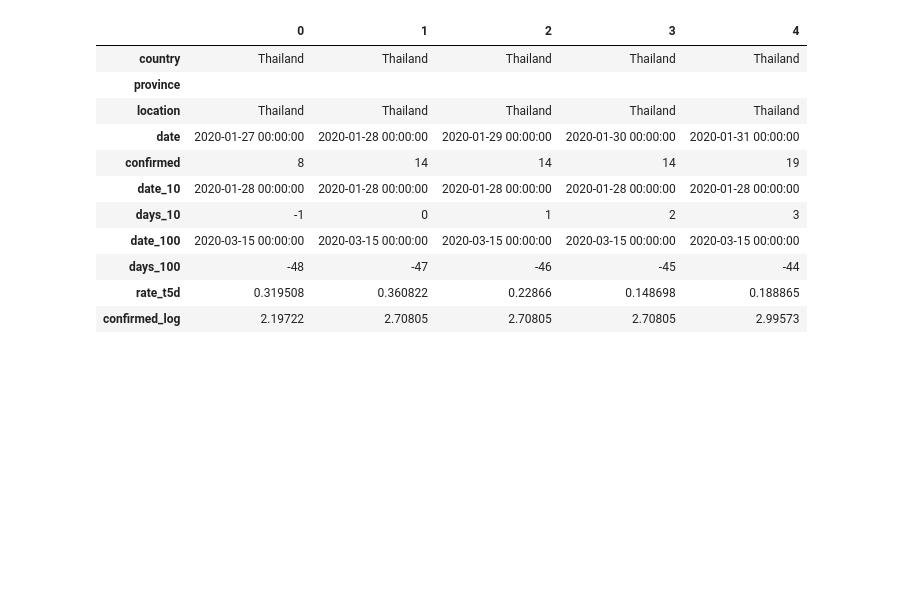
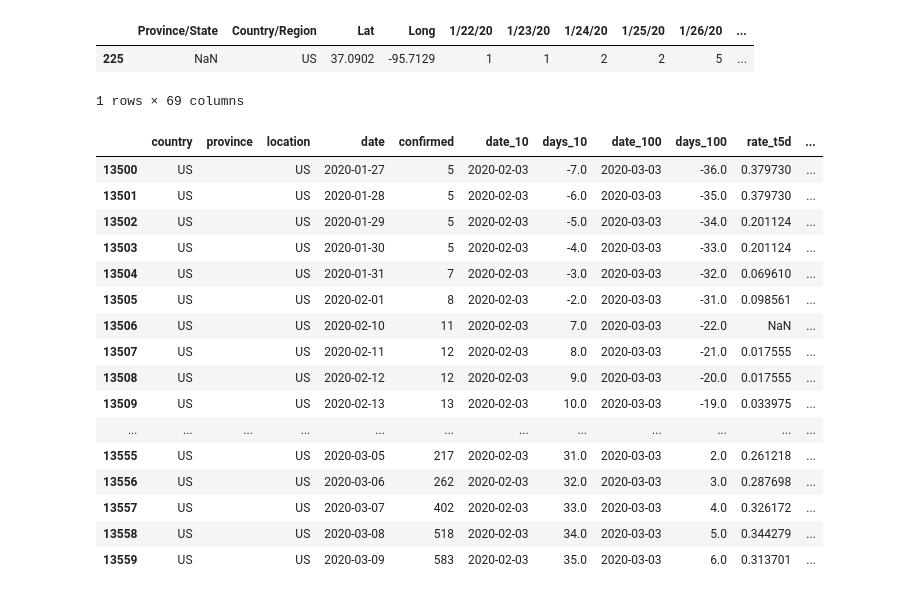
Before and after one commit to sandiegodata/covid19, a Jupyter notebook: jhu.edu-covid19/notebooks/ProcessTimeseries.ipynb, the cells around one changed output. Drawn from its saved outputs; the diff is of its cells as text; code cells hidden in the pictures; blank space fills up the shorter version.

```diff
--- a/jhu.edu-covid19/notebooks/ProcessTimeseries.ipynb
+++ b/jhu.edu-covid19/notebooks/ProcessTimeseries.ipynb
@@ -34,13 +34,19 @@ variety of sources.
 <ul><li> <strong><a href="https://raw.githubusercontent.com/CSSEGISandData/COVID-19/master/csse_covid_19_data/csse_covid_19_time_series/">ts_base_url</a></strong>. Base URL for time series data</li><l ...
 # %%
 conf_raw = pkg.reference('confirmed_ts_source').dataframe()
+# %%
+conf_raw[conf_raw['Country/Region'] == 'US']
+# %% [output]
+|  | Province/State | Country/Region | Lat | Long | 1/22/20 | 1/23/20 | 1/24/20 | 1/25/20 | 1/26/20 | ... |
+| 225 | NaN | US | 37.0902 | -95.7129 | 1 | 1 | 2 | 2 | 5 | ... |
+1 rows × 69 columns
 # %%
 def process(df, val_field_name):
     t = df.drop(columns=['Lat','Long']).rename(columns={'Country/Region': 'country', 'Province/State': 'province'}).fillna('')
 
     # The countries frame sums regions of a country into whole countries.
-    countries = t[(t.province != '') ].groupby('country').sum().reset_index()
-    countries['province'] = ''
+    countries = t[(t.province != '') | (t.province.isnull()) ].groupby('country').sum().reset_index()
+    countries['province'] = 'aggregate'
     t = pd.concat([t, countries], sort=True)
 
     # Create a location field that uses both the country and province
@@ -56,57 +62,63 @@ def process(df, val_field_name):
     # Find the date at which there are more than 10 cases.
 
     min_date = t[t[val_field_name] >= 10].groupby('location').date.min().to_frame().rename(columns={'date': 'date_10'})
-    t = t.merge(min_date, on='location')
+    t = t.merge(min_date, on='location', how='left')
     t['days_10'] = (t.date-t['date_10']).dt.days
 
     # Find the date at which there are more than 100 cases.
 
     min_date = t[t[val_field_name] >= 100].groupby('location').date.min().to_frame().rename(columns={'date': 'date_100'})
-    t = t.merge(min_date, on='location')
+    t = t.merge(min_date, on='location', how='left')
     t['days_100'] = (t.date-t['date_100']).dt.days
 
     # The min in this dataset for China is 548, not 100, so shift it by 6 days
     # to get it to align with other countries. It's a guess, but it looks good
     t = t.copy()
     t.loc[t.country == 'China', ['days_100']] = t.loc[t.country == 'China', 'days_100'] + 6
 
     t.loc[t.country == 'China', ['days_10']] = t.loc[t.country == 'China', 'days_10'] + 6
 
 
     # Link in values for each location from 5 days ago, to calculate short-run rates.
 
     t['date_m5'] = t.date-pd.Timedelta(days=5)
     t_past = t[['date', 'location', val_field_name]].copy().rename(columns={val_field_name:val_field_name+'_m5d', 'date':'date_m5'})
     t = t.merge(t_past, on=['date_m5', 'location'])
 
     tnz = t[ (t[val_field_name] != t[val_field_name+'_m5d']) & (t[val_field_name] !=0) & (t[val_field_name+'_m5d'] != 0) ]
     t['rate_t5d'] = np.exp((np.log(tnz[val_field_name])-np.log(tnz[val_field_name+'_m5d'])) / 5)-1
 
     # Check that the rate calculation is correct.
     assert (t[val_field_name+'_m5d'] * np.power(1+t.rate_t5d,5) - t[val_field_name]).abs().sum() < 1./1.0e8
 
 
     t.drop(columns=['date_m5', val_field_name+'_m5d' ], inplace = True)
 
     t[val_field_name+'_log'] = np.log(t[val_field_name]+1)
 
     return t
 
 confirmed_df = process(conf_raw, 'confirmed')
 confirmed_df.head().T
+confirmed_df[confirmed_df.country=='US']
 # %% [output]
-|  | 0 | 1 | 2 | 3 | 4 |
-| country | Thailand | Thailand | Thailand | Thailand | Thailand |
-| province |  |  |  |  |  |
-| location | Thailand | Thailand | Thailand | Thailand | Thailand |
-| date | 2020-01-27 00:00:00 | 2020-01-28 00:00:00 | 2020-01-29 00:00:00 | 2020-01-30 00:00:00 | 2020-01-31 00:00:00 |
-| confirmed | 8 | 14 | 14 | 14 | 19 |
-| date_10 | 2020-01-28 00:00:00 | 2020-01-28 00:00:00 | 2020-01-28 00:00:00 | 2020-01-28 00:00:00 | 2020-01-28 00:00:00 |
-| days_10 | -1 | 0 | 1 | 2 | 3 |
-| date_100 | 2020-03-15 00:00:00 | 2020-03-15 00:00:00 | 2020-03-15 00:00:00 | 2020-03-15 00:00:00 | 2020-03-15 00:00:00 |
-| days_100 | -48 | -47 | -46 | -45 | -44 |
-| rate_t5d | 0.319508 | 0.360822 | 0.22866 | 0.148698 | 0.188865 |
-| confirmed_log | 2.19722 | 2.70805 | 2.70805 | 2.70805 | 2.99573 |
+|  | country | province | location | date | confirmed | date_10 | days_10 | date_100 | days_100 | rate_t5d | ... |
+| 13500 | US |  | US | 2020-01-27 | 5 | 2020-02-03 | -7.0 | 2020-03-03 | -36.0 | 0.379730 | ... |
+| 13501 | US |  | US | 2020-01-28 | 5 | 2020-02-03 | -6.0 | 2020-03-03 | -35.0 | 0.379730 | ... |
+| 13502 | US |  | US | 2020-01-29 | 5 | 2020-02-03 | -5.0 | 2020-03-03 | -34.0 | 0.201124 | ... |
+| 13503 | US |  | US | 2020-01-30 | 5 | 2020-02-03 | -4.0 | 2020-03-03 | -33.0 | 0.201124 | ... |
+| 13504 | US |  | US | 2020-01-31 | 7 | 2020-02-03 | -3.0 | 2020-03-03 | -32.0 | 0.069610 | ... |
+| 13505 | US |  | US | 2020-02-01 | 8 | 2020-02-03 | -2.0 | 2020-03-03 | -31.0 | 0.098561 | ... |
+| 13506 | US |  | US | 2020-02-10 | 11 | 2020-02-03 | 7.0 | 2020-03-03 | -22.0 | NaN | ... |
+| 13507 | US |  | US | 2020-02-11 | 12 | 2020-02-03 | 8.0 | 2020-03-03 | -21.0 | 0.017555 | ... |
+| 13508 | US |  | US | 2020-02-12 | 12 | 2020-02-03 | 9.0 | 2020-03-03 | -20.0 | 0.017555 | ... |
+| 13509 | US |  | US | 2020-02-13 | 13 | 2020-02-03 | 10.0 | 2020-03-03 | -19.0 | 0.033975 | ... |
+| ... | ... | ... | ... | ... | ... | ... | ... | ... | ... | ... | ... |
+| 13555 | US |  | US | 2020-03-05 | 217 | 2020-02-03 | 31.0 | 2020-03-03 | 2.0 | 0.261218 | ... |
+| 13556 | US |  | US | 2020-03-06 | 262 | 2020-02-03 | 32.0 | 2020-03-03 | 3.0 | 0.287698 | ... |
+| 13557 | US |  | US | 2020-03-07 | 402 | 2020-02-03 | 33.0 | 2020-03-03 | 4.0 | 0.326172 | ... |
+| 13558 | US |  | US | 2020-03-08 | 518 | 2020-02-03 | 34.0 | 2020-03-03 | 5.0 | 0.344279 | ... |
+| 13559 | US |  | US | 2020-03-09 | 583 | 2020-02-03 | 35.0 | 2020-03-03 | 6.0 | 0.313701 | ... |
 # %%
 death_raw = pkg.reference('death_ts_source').dataframe()
 death_df = process(death_raw, 'death')
```
Also changed, not shown: parts of 5 cells of this notebook, 7 other files.
